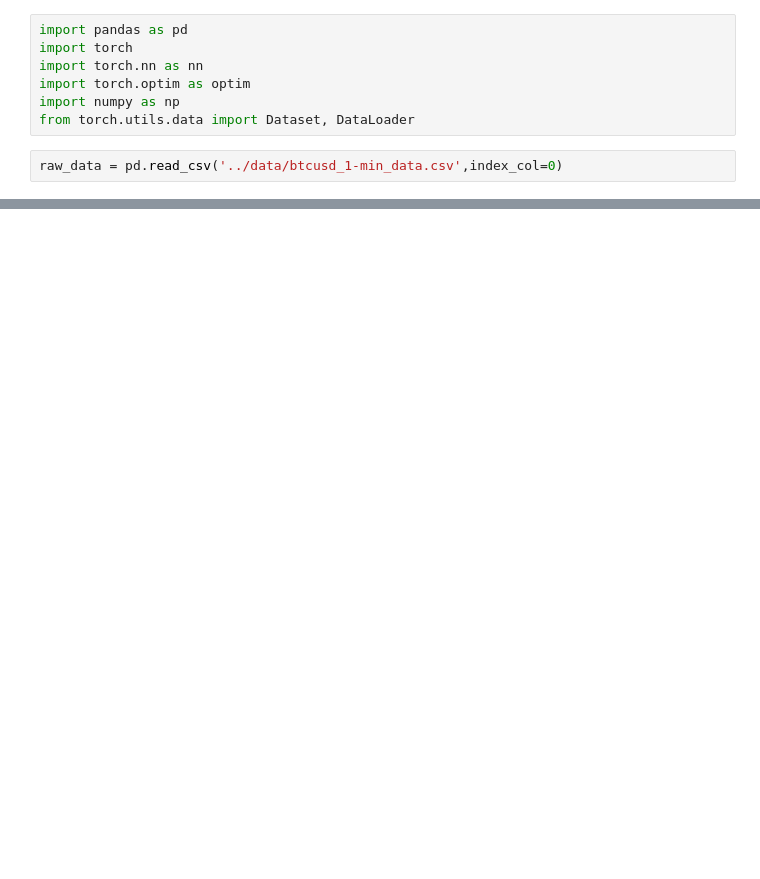
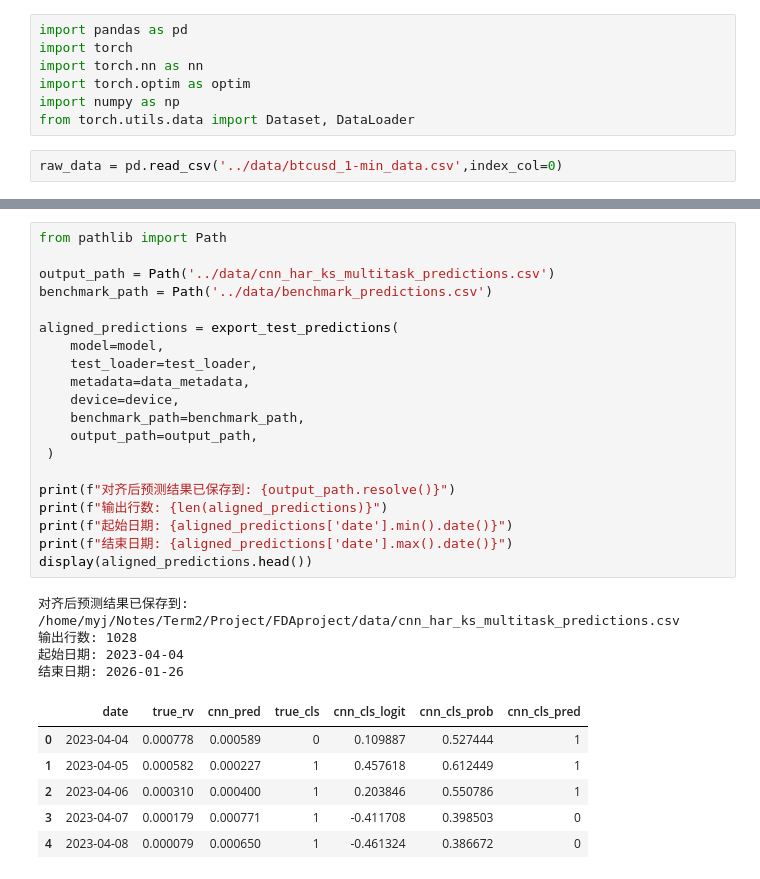
Before and after one commit to DROP-Table-Group/FDAproject, a Jupyter notebook: model/har_cnn.ipynb, the cells around one changed output, grey strips where cells are left out. Saved outputs shown, nothing was run; the diff lists cells and outputs as text; blank space fills up the shorter version.

```diff
--- a/model/har_cnn.ipynb
+++ b/model/har_cnn.ipynb
@@ -225,3 +236,34 @@ print("多任务模型已保存为 cnn_har_ks_multitask_model.pth")
 对应训练损失: 0.7681
 当前 matplotlib 中文字体: WenQuanYi Zen Hei
 多任务模型已保存为 cnn_har_ks_multitask_model.pth
+# %%
+from pathlib import Path
+
+output_path = Path('../data/cnn_har_ks_multitask_predictions.csv')
+benchmark_path = Path('../data/benchmark_predictions.csv')
+
+aligned_predictions = export_test_predictions(
+    model=model,
+    test_loader=test_loader,
+    metadata=data_metadata,
+    device=device,
+    benchmark_path=benchmark_path,
+    output_path=output_path,
+ )
+
+print(f"对齐后预测结果已保存到: {output_path.resolve()}")
+print(f"输出行数: {len(aligned_predictions)}")
+print(f"起始日期: {aligned_predictions['date'].min().date()}")
+print(f"结束日期: {aligned_predictions['date'].max().date()}")
+display(aligned_predictions.head())
+# %% [output]
+对齐后预测结果已保存到: /home/myj/Notes/Term2/Project/FDAproject/data/cnn_har_ks_multitask_predictions.csv
+输出行数: 1028
+起始日期: 2023-04-04
+结束日期: 2026-01-26
+|  | date | true_rv | cnn_pred | true_cls | cnn_cls_logit | cnn_cls_prob | cnn_cls_pred |
+| 0 | 2023-04-04 | 0.000778 | 0.000589 | 0 | 0.109887 | 0.527444 | 1 |
+| 1 | 2023-04-05 | 0.000582 | 0.000227 | 1 | 0.457618 | 0.612449 | 1 |
+| 2 | 2023-04-06 | 0.000310 | 0.000400 | 1 | 0.203846 | 0.550786 | 1 |
+| 3 | 2023-04-07 | 0.000179 | 0.000771 | 1 | -0.411708 | 0.398503 | 0 |
+| 4 | 2023-04-08 | 0.000079 | 0.000650 | 1 | -0.461324 | 0.386672 | 0 |
```
Also changed, not shown: parts of 6 cells of this notebook, 6 other files.
